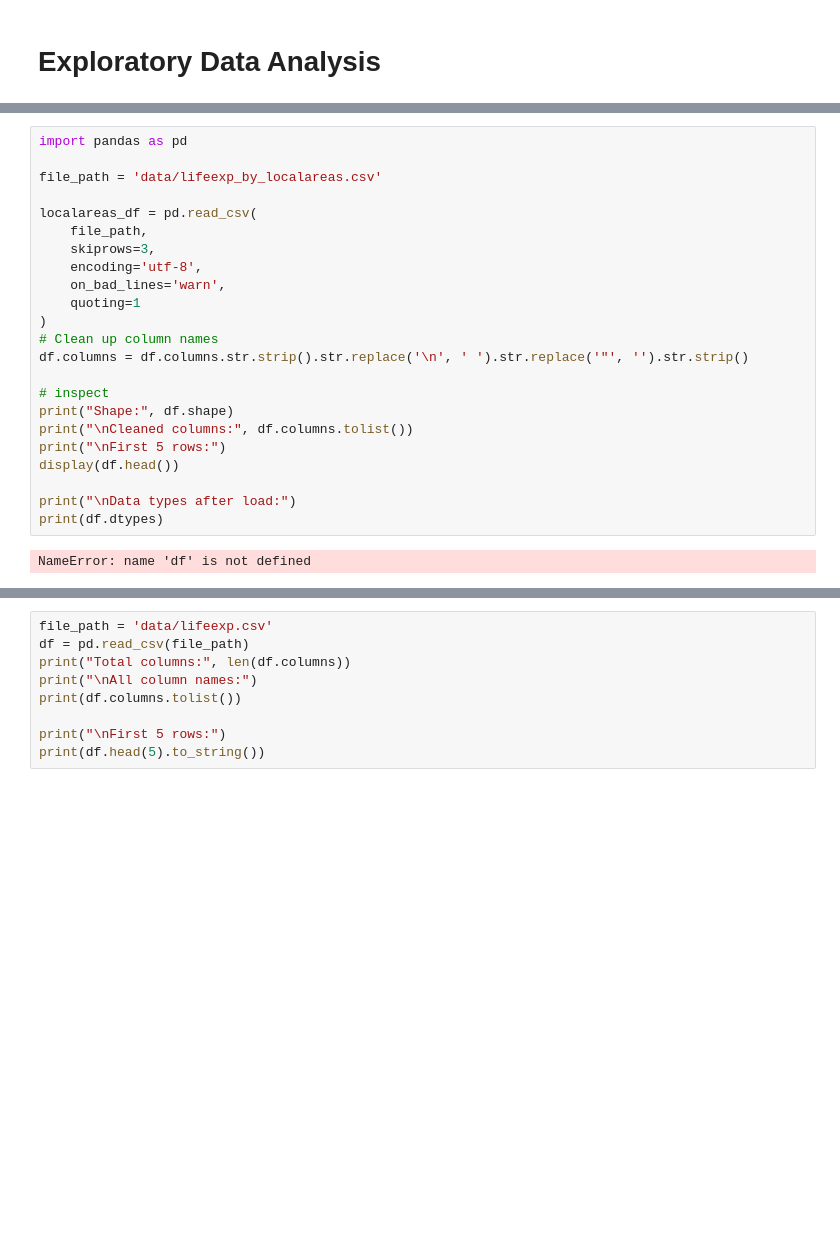
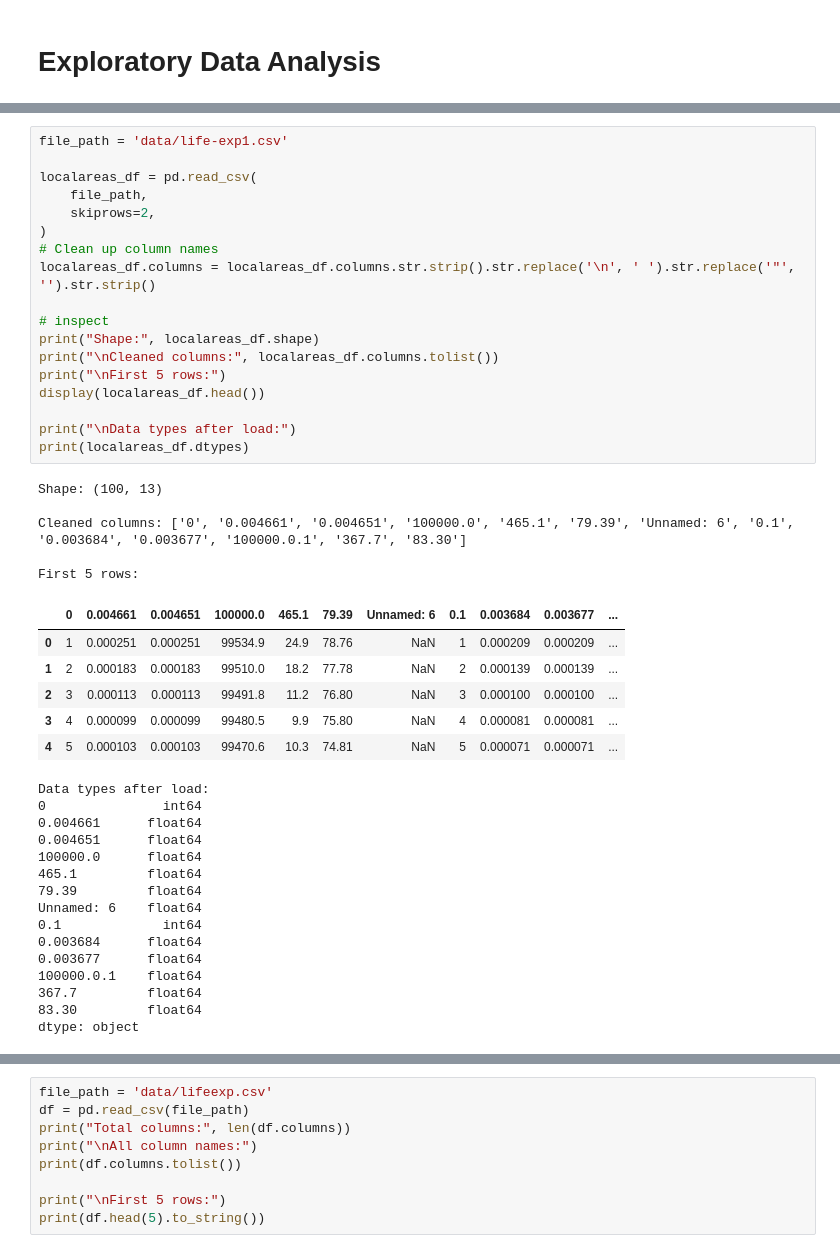
Before and after one commit to PleromaRay/uk-life-expectancy-deprivation, a Jupyter notebook: notebooks_exploratory_analysis.ipynb, the cells around one changed output, grey strips where cells are left out. Saved outputs shown, nothing was run; the diff lists cells and outputs as text; blank space fills up the shorter version.

```diff
--- a/notebooks_exploratory_analysis.ipynb
+++ b/notebooks_exploratory_analysis.ipynb
@@ -8,28 +31,48 @@ deprivation_df = pd.read_csv('data/deprivation.csv')
 # %%
-import pandas as pd
-
-file_path = 'data/lifeexp_by_localareas.csv'
+file_path = 'data/life-exp1.csv'
 
 localareas_df = pd.read_csv(
     file_path,
-    skiprows=3,
-    encoding='utf-8',
-    on_bad_lines='warn',
-    quoting=1
+    skiprows=2,
 )
 # Clean up column names
-df.columns = df.columns.str.strip().str.replace('\n', ' ').str.replace('"', '').str.strip()
+localareas_df.columns = localareas_df.columns.str.strip().str.replace('\n', ' ').str.replace('"', '').str.strip()
 
 # inspect
-print("Shape:", df.shape)
-print("\nCleaned columns:", df.columns.tolist())
+print("Shape:", localareas_df.shape)
+print("\nCleaned columns:", localareas_df.columns.tolist())
 print("\nFirst 5 rows:")
-display(df.head())
+display(localareas_df.head())
 
 print("\nData types after load:")
-print(df.dtypes)
+print(localareas_df.dtypes)
 # %% [output]
-NameError: name 'df' is not defined
+Shape: (100, 13)
+
+Cleaned columns: ['0', '0.004661', '0.004651', '100000.0', '465.1', '79.39', 'Unnamed: 6', '0.1', '0.003684', '0.003677', '100000.0.1', '367.7', '83.30']
+
+First 5 rows:
+|  | 0 | 0.004661 | 0.004651 | 100000.0 | 465.1 | 79.39 | Unnamed: 6 | 0.1 | 0.003684 | 0.003677 | ... |
+| 0 | 1 | 0.000251 | 0.000251 | 99534.9 | 24.9 | 78.76 | NaN | 1 | 0.000209 | 0.000209 | ... |
+| 1 | 2 | 0.000183 | 0.000183 | 99510.0 | 18.2 | 77.78 | NaN | 2 | 0.000139 | 0.000139 | ... |
+| 2 | 3 | 0.000113 | 0.000113 | 99491.8 | 11.2 | 76.80 | NaN | 3 | 0.000100 | 0.000100 | ... |
+| 3 | 4 | 0.000099 | 0.000099 | 99480.5 | 9.9 | 75.80 | NaN | 4 | 0.000081 | 0.000081 | ... |
+| 4 | 5 | 0.000103 | 0.000103 | 99470.6 | 10.3 | 74.81 | NaN | 5 | 0.000071 | 0.000071 | ... |
+Data types after load:
+0               int64
+0.004661      float64
+0.004651      float64
+100000.0      float64
+465.1         float64
+79.39         float64
+Unnamed: 6    float64
+0.1             int64
+0.003684      float64
+0.003677      float64
+100000.0.1    float64
+367.7         float64
+83.30         float64
+dtype: object
 # %%
 # Rename columns for clarity
 df = localareas_df.rename(columns={
```
Also changed, not shown: parts of 9 cells of this notebook, 5 other files.
